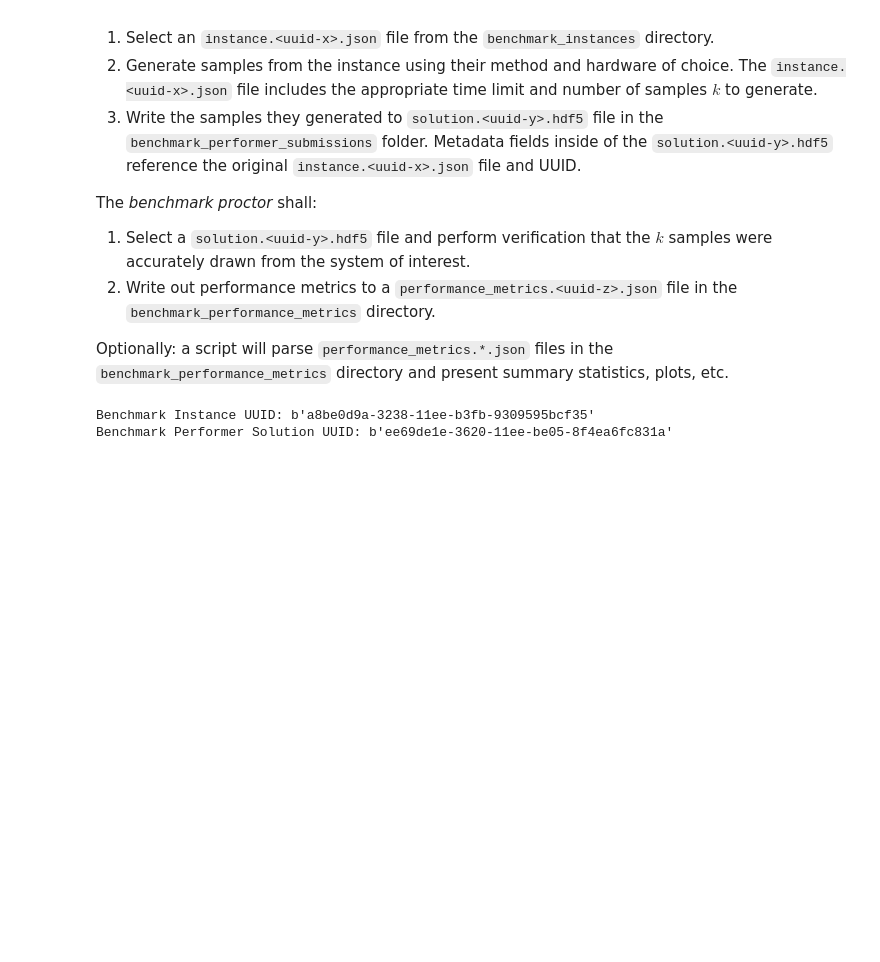
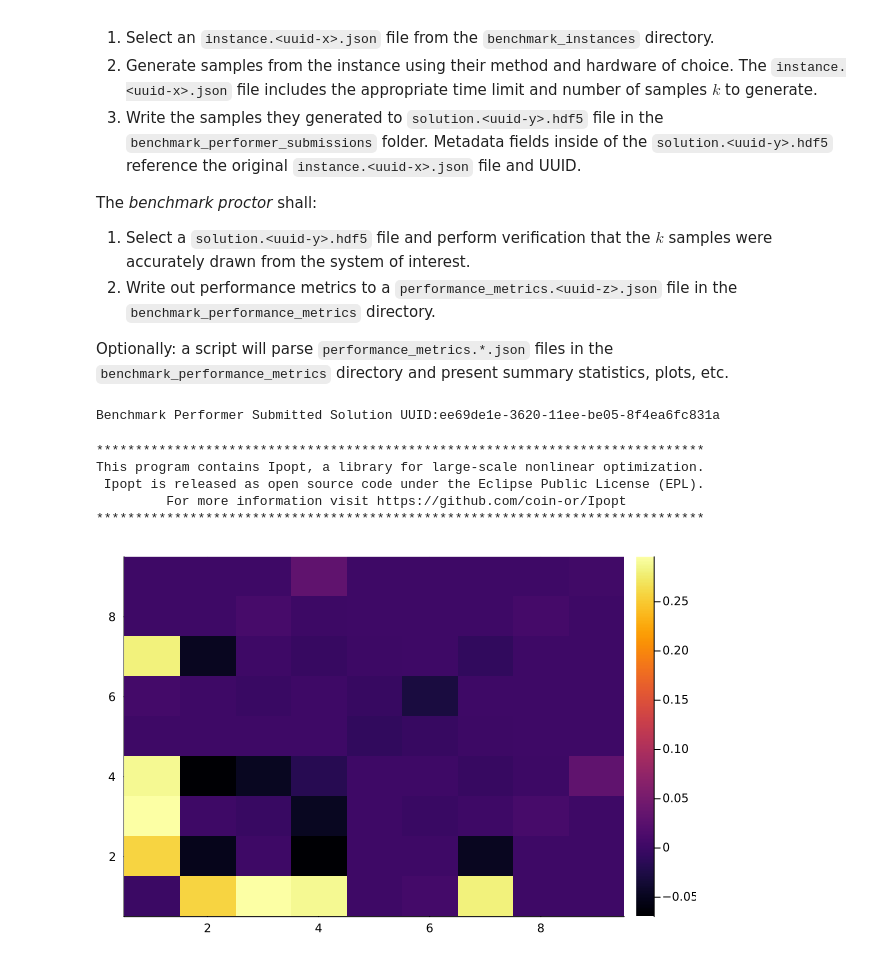
Before and after one commit to jp7745/sampling, a Jupyter notebook: examples/06b_example_benchmark_proctor_workflow.ipynb, the cells around one changed output. Cells and saved outputs as stored; diff of their text form; code cells hidden in the pictures; blank space fills up the shorter version.

Commit message:
started example benchmark workflows

```diff
--- a/examples/06b_example_benchmark_proctor_workflow.ipynb
+++ b/examples/06b_example_benchmark_proctor_workflow.ipynb
@@ -34,23 +28,24 @@ The *benchmark proctor* shall:
 
 
 Optionally:  a script will parse `performance_metrics.*.json` files in the `benchmark_performance_metrics` directory and present summary statistics, plots, etc.
-# %%
-# Acting as the Benchmark Proctor:
-#
-# Fetch the solution file submitted by the benchmark performer
-
-
-solution_uuid = "ee69de1e-3620-11ee-be05-8f4ea6fc831a"
-solution_filename = "../benchmark_performer_submissions/solution." + solution_uuid + ".h5"
-
-with h5py.File(solution_filename, "r") as f:
-    print("Benchmark Instance UUID:",f["solution"]["instance_uuid"][()])
-    print("Benchmark Performer Solution UUID:",f["solution"]["solution_uuid"][()])
-
-    states_observed = f["solution"]["solution_reported"]["states_observed"][()]
-    states_observed_counts = f["solution"]["solution_reported"]["states_observed_counts"][()]
-
-    f.close()
-# %% [output]
-Benchmark Instance UUID: b'a8be0d9a-3238-11ee-b3fb-9309595bcf35'
-Benchmark Performer Solution UUID: b'ee69de1e-3620-11ee-be05-8f4ea6fc831a'
+# %%
+# Acting as the Benchmark Proctor
+#
+# Fetch the solution.<uuid-y>.h5 file the benchmark performer submitted
+
+
+# fixed filename/UUID for this example:
+filename = "../benchmark_performer_submissions/solution.ee69de1e-3620-11ee-be05-8f4ea6fc831a.h5"
+instance_uuid = HDF5.h5read(filename, "solution/instance_uuid") # original test instance
+solution_uuid = HDF5.h5read(filename, "solution/solution_uuid") # solution submitted by performer
+println("Benchmark Performer Submitted Solution UUID:",solution_uuid)
+
+solution = HDF5.h5read(filename, "solution");
+counts = solution["solution_reported"]["states_observed_counts"];
+states = solution["solution_reported"]["states_observed"]
+
+# first column is number of observations (counts).
+# we organize the samples in this way for compatibility with the GraphicalModelLearning package.
+samples = hcat(counts, transpose(states));
+# %% [output]
+Benchmark Performer Submitted Solution UUID:ee69de1e-3620-11ee-be05-8f4ea6fc831a
@@ -56,0 +81,29 @@ Benchmark Performer Solution UUID: b'ee69de1e-3620-11ee-be05-8f4ea6fc831a'
+# %%
+# Acting as the Benchmark Proctor
+#
+# Use the GraphicalModelLearning package to estimate
+# the original graph parameters and topology using
+# only the samples submitted by the benchmark performer.
+
+
+# The output is in the form of an adjacency matrix for the original graph.
+# TODO:  what about the individual external field terms???
+learned_adj_matrix = learn(
+    samples,
+    GraphicalModelLearning.RISE(),
+    GraphicalModelLearning.NLP()
+)
+
+
+gr()
+heatmap(learned_adj_matrix)
+
+
+# TODO: note: the samples account for the external_field_B
+# %% [output]
+******************************************************************************
+This program contains Ipopt, a library for large-scale nonlinear optimization.
+ Ipopt is released as open source code under the Eclipse Public License (EPL).
+         For more information visit https://github.com/coin-or/Ipopt
+******************************************************************************
+[figure, added]
```
Also changed, not shown: parts of 6 cells of this notebook, 5 other files.
